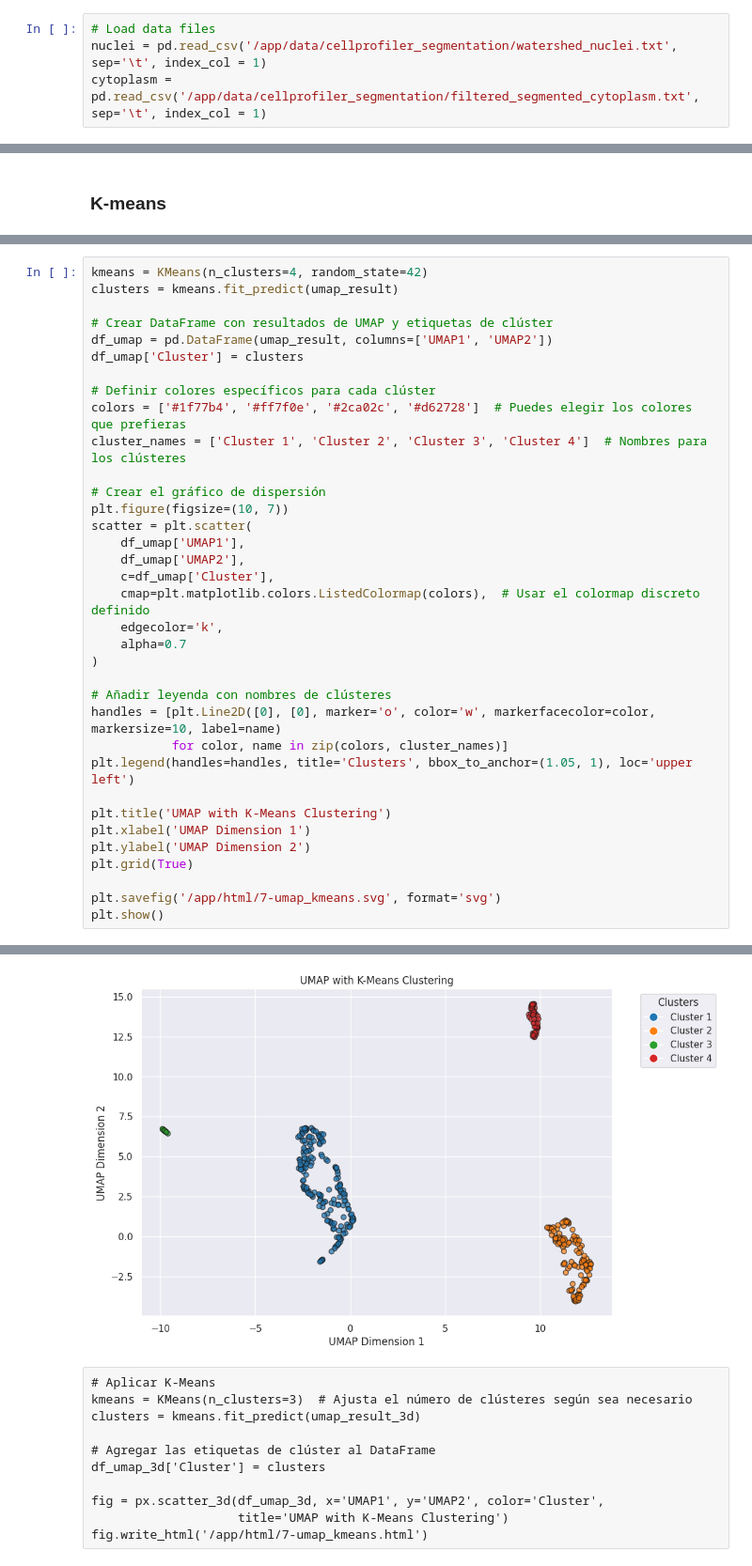
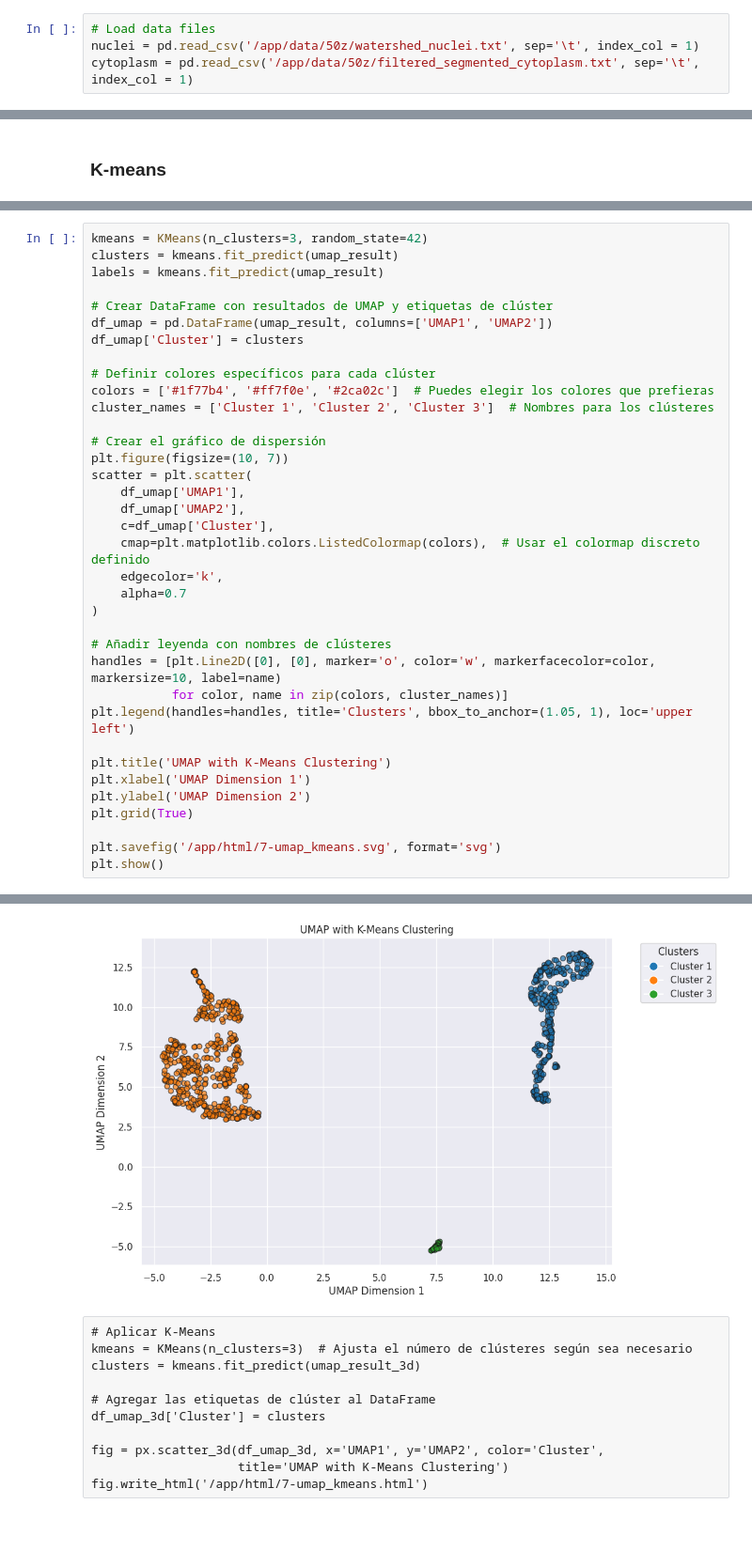
Before and after one commit to imAIgeneLAB/virtual_multiplexing, a Jupyter notebook: analysis/analysis.ipynb, the cells around one changed output, grey strips where cells are left out. Shown at 94% size. Saved outputs shown, nothing was run; the diff lists cells and outputs as text; blank space fills up the shorter version.

```diff
--- a/analysis/analysis.ipynb
+++ b/analysis/analysis.ipynb
@@ -25,5 +28,5 @@ import umap
 ## Data load and preprocessing
 # %%
 # Load data files
-nuclei = pd.read_csv('/app/data/cellprofiler_segmentation/watershed_nuclei.txt', sep='\t', index_col = 1)
-cytoplasm = pd.read_csv('/app/data/cellprofiler_segmentation/filtered_segmented_cytoplasm.txt', sep='\t', index_col = 1)
+nuclei = pd.read_csv('/app/data/50z/watershed_nuclei.txt', sep='\t', index_col = 1)
+cytoplasm = pd.read_csv('/app/data/50z/filtered_segmented_cytoplasm.txt', sep='\t', index_col = 1)
@@ -428,14 +466,15 @@ plt.show()
 # %%
-kmeans = KMeans(n_clusters=4, random_state=42)
+kmeans = KMeans(n_clusters=3, random_state=42)
 clusters = kmeans.fit_predict(umap_result)
+labels = kmeans.fit_predict(umap_result)
 
 # Crear DataFrame con resultados de UMAP y etiquetas de clúster
 df_umap = pd.DataFrame(umap_result, columns=['UMAP1', 'UMAP2'])
 df_umap['Cluster'] = clusters
 
 # Definir colores específicos para cada clúster
-colors = ['#1f77b4', '#ff7f0e', '#2ca02c', '#d62728']  # Puedes elegir los colores que prefieras
-cluster_names = ['Cluster 1', 'Cluster 2', 'Cluster 3', 'Cluster 4']  # Nombres para los clústeres
+colors = ['#1f77b4', '#ff7f0e', '#2ca02c']  # Puedes elegir los colores que prefieras
+cluster_names = ['Cluster 1', 'Cluster 2', 'Cluster 3']  # Nombres para los clústeres
 
 # Crear el gráfico de dispersión
 plt.figure(figsize=(10, 7))
@@ -464,4 +507,4 @@ plt.show()
-[figure, old version]
+[figure, new version]
 # %% [raw]
 # Aplicar K-Means
 kmeans = KMeans(n_clusters=3)  # Ajusta el número de clústeres según sea necesario
```
Also changed, not shown: parts of 30 cells of this notebook, 3 other files.
